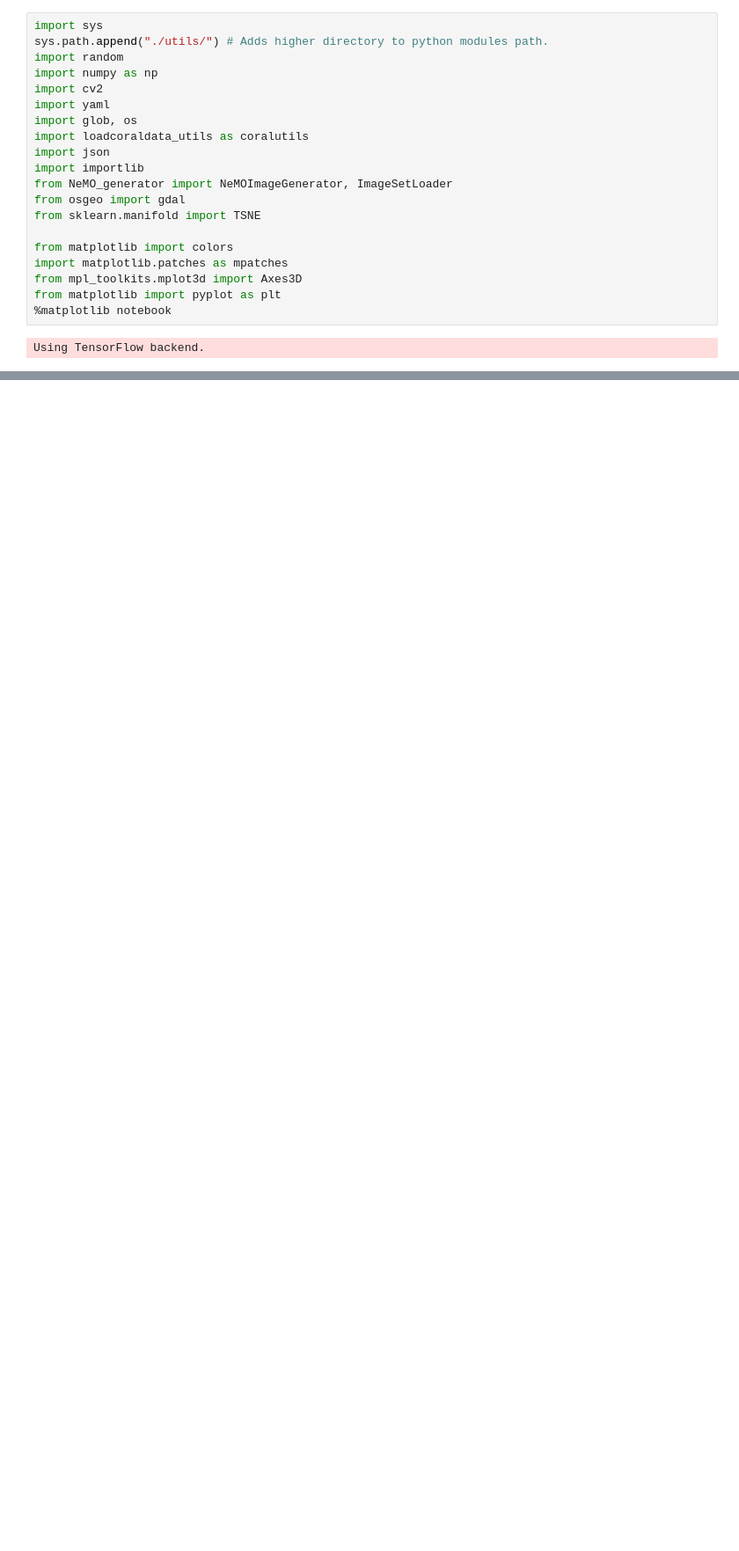
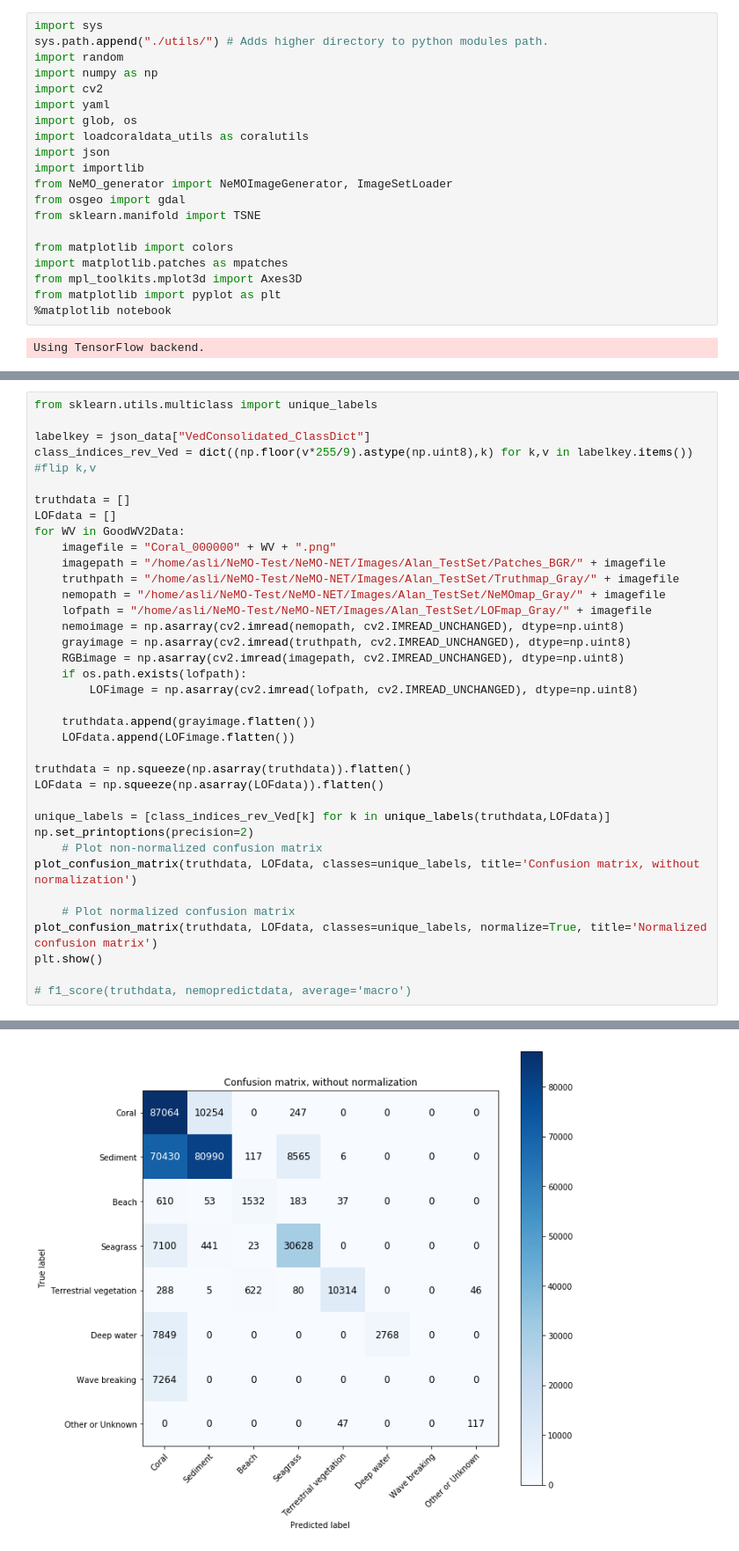
Before and after one commit to NASA-NeMO-Net/NeMO-Net, a Jupyter notebook: CNN/Jarrett_DataManipulation.ipynb, the cells around one changed output, grey strips where cells are left out. Shown at 88% size. Drawn from its saved outputs; the diff is of its cells as text; blank space fills up the shorter version.

```diff
--- a/CNN/Jarrett_DataManipulation.ipynb
+++ b/CNN/Jarrett_DataManipulation.ipynb
@@ -95,0 +353,37 @@ coralutils.transform_RGB2Gray(finalpath_truthmap, Graypath, cmap_Ved, json_data[
+# %%
+from sklearn.utils.multiclass import unique_labels
+
+labelkey = json_data["VedConsolidated_ClassDict"]
+class_indices_rev_Ved = dict((np.floor(v*255/9).astype(np.uint8),k) for k,v in labelkey.items()) #flip k,v
+
+truthdata = []
+LOFdata = []
+for WV in GoodWV2Data:
+    imagefile = "Coral_000000" + WV + ".png"
+    imagepath = "/home/asli/NeMO-Test/NeMO-NET/Images/Alan_TestSet/Patches_BGR/" + imagefile
+    truthpath = "/home/asli/NeMO-Test/NeMO-NET/Images/Alan_TestSet/Truthmap_Gray/" + imagefile
+    nemopath = "/home/asli/NeMO-Test/NeMO-NET/Images/Alan_TestSet/NeMOmap_Gray/" + imagefile
+    lofpath = "/home/asli/NeMO-Test/NeMO-NET/Images/Alan_TestSet/LOFmap_Gray/" + imagefile
+    nemoimage = np.asarray(cv2.imread(nemopath, cv2.IMREAD_UNCHANGED), dtype=np.uint8)
+    grayimage = np.asarray(cv2.imread(truthpath, cv2.IMREAD_UNCHANGED), dtype=np.uint8)
+    RGBimage = np.asarray(cv2.imread(imagepath, cv2.IMREAD_UNCHANGED), dtype=np.uint8)
+    if os.path.exists(lofpath):
+        LOFimage = np.asarray(cv2.imread(lofpath, cv2.IMREAD_UNCHANGED), dtype=np.uint8)
+
+    truthdata.append(grayimage.flatten())
+    LOFdata.append(LOFimage.flatten())
+
+truthdata = np.squeeze(np.asarray(truthdata)).flatten()
+LOFdata = np.squeeze(np.asarray(LOFdata)).flatten()
+
+unique_labels = [class_indices_rev_Ved[k] for k in unique_labels(truthdata,LOFdata)]
+np.set_printoptions(precision=2)
+    # Plot non-normalized confusion matrix
+plot_confusion_matrix(truthdata, LOFdata, classes=unique_labels, title='Confusion matrix, without normalization')
+
+    # Plot normalized confusion matrix
+plot_confusion_matrix(truthdata, LOFdata, classes=unique_labels, normalize=True, title='Normalized confusion matrix')
+plt.show()
+
+# f1_score(truthdata, nemopredictdata, average='macro')
+# %% [output]
@@ -95,0 +410 @@ coralutils.transform_RGB2Gray(finalpath_truthmap, Graypath, cmap_Ved, json_data[
+[figure, added]
```
Also changed, not shown: parts of 9 cells of this notebook.
